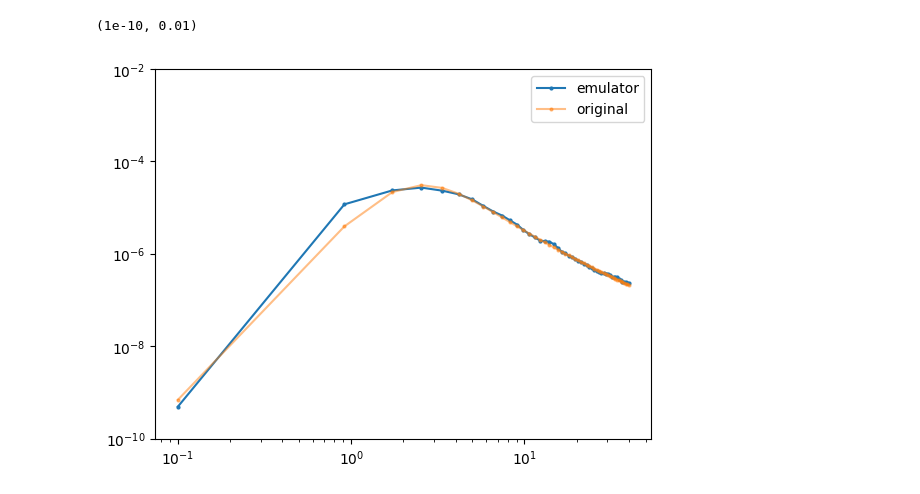
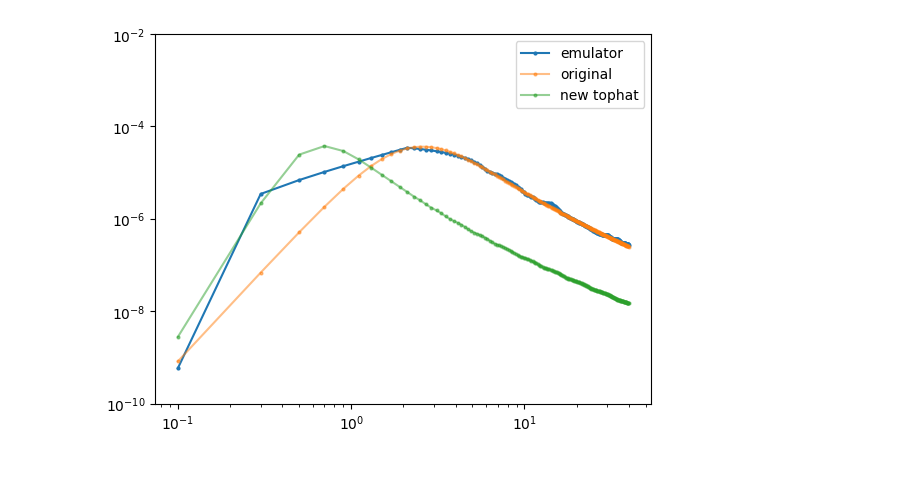
Before and after one commit to wfw23/MPhys_project, a Jupyter notebook: emulator.ipynb, the cells around one changed output. Saved outputs shown, nothing was run; the diff lists cells and outputs as text; code cells hidden in the pictures.

```diff
--- a/emulator.ipynb
+++ b/emulator.ipynb
@@ -7,29 +8,33 @@ import matplotlib.pyplot as plt
 # %%
 params={}
 params['av'] = 0.5
 params['loge0'] = 49.5
 params['logn0'] = 0.5
 params['p'] = 2.3
 params['logepse'] = -1.25
 params['logepsb'] = -2.5
 params['g0'] = 1000
 params['thv']= 0.5
 params['thc'] = 0.06
 params['base_model']='tophat_from_emulator'
 params['frequency']=3e14
 params['output_format']='flux_density'
 
-time= np.linspace(0.1,40,50)
+time= np.linspace(0.1,40,200)
 
-flux1 = redback.transient_models.extinction_models.extinction_with_afterglow_base_model(time, **params)
+flux1 = tophat_from_emulator(time, **params)
 params['base_model']='tophat'
-flux2 = redback.transient_models.extinction_models.extinction_with_afterglow_base_model(time, **params, redshift=0.01, ksin=1)
+flux2 = tophat(time, **params, redshift=0.01, ksin=1)
+params['base_model']='tophat_redback'
+flux3=  tophat_redback(time, **params, redshift=0.01, xiN=1)
+
 ax=plt.subplot()
 ax.loglog(time,flux1, marker='o', markersize=2, label='emulator')
 ax.loglog(time,flux2, marker='o', markersize=2, label='original', alpha=0.5)
+ax.loglog(time,flux3, marker='o', markersize=2, label='new tophat', alpha=0.5)
 plt.legend()
 
 plt.ylim(10e-11,10e-3)
+plt.show()
 # %% [output]
-(1e-10, 0.01)
-[figure, old version]
+[figure, new version]
```
Also changed, not shown: parts of 3 cells of this notebook, 37 other files.
